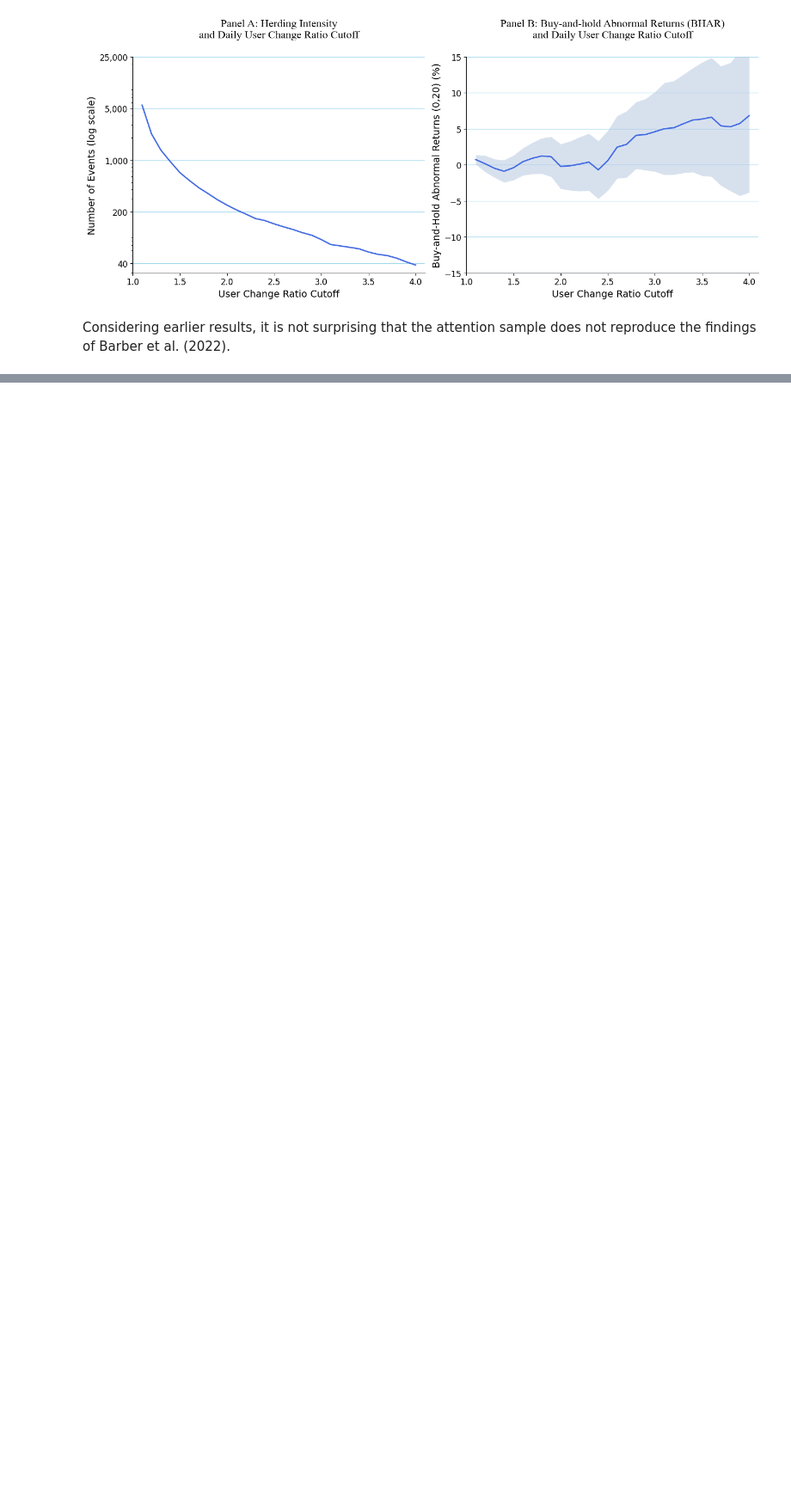
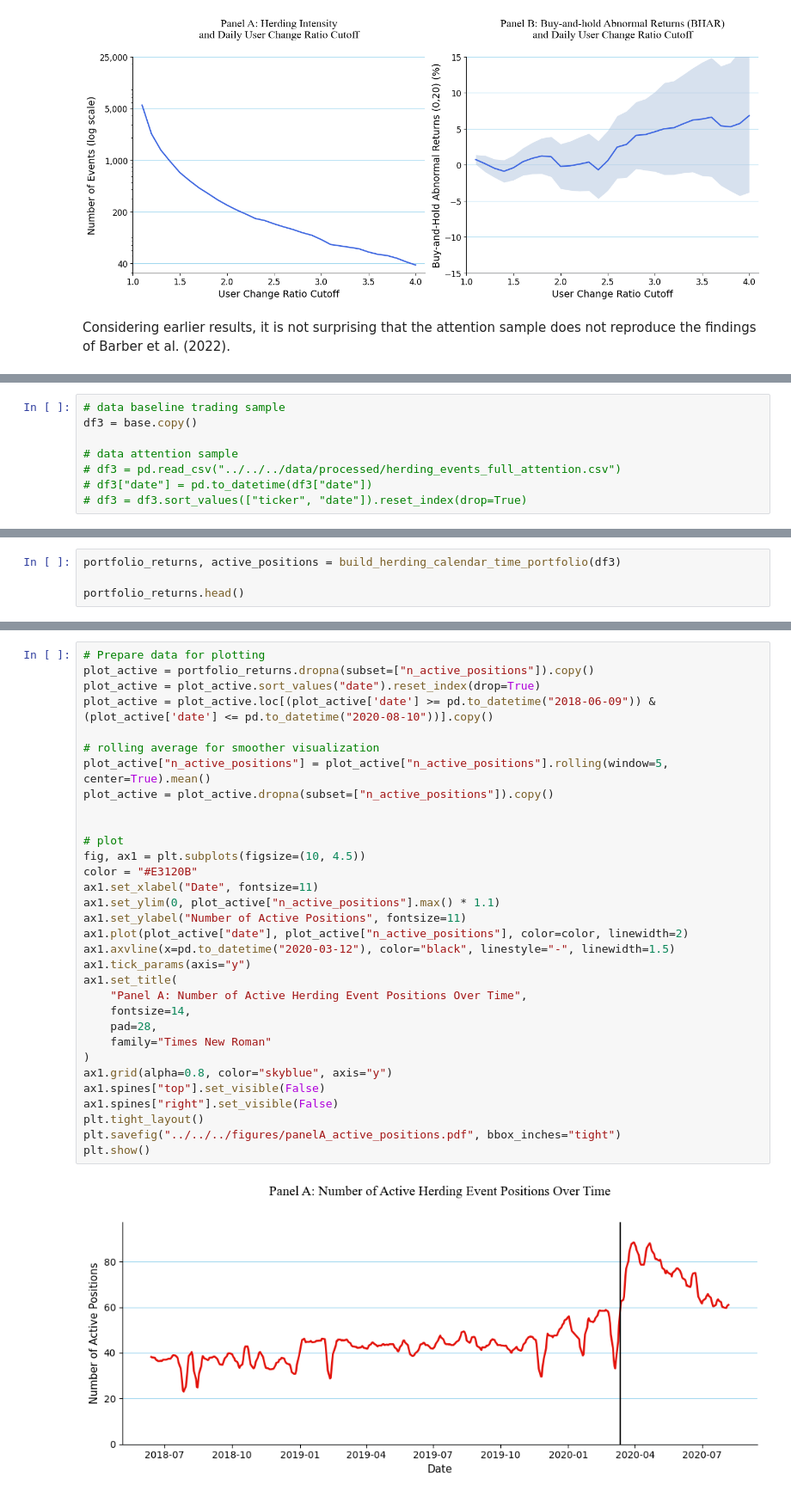
Before and after one commit to YVYX04/Bachelor_Thesis, a Jupyter notebook: notebooks/main/replication/06_EventTimeResults.ipynb, the cells around one changed output, grey strips where cells are left out. Shown at 86% size. Saved outputs shown, nothing was run; the diff lists cells and outputs as text; blank space fills up the shorter version.

Commit message:
returns analysis

```diff
--- a/notebooks/main/replication/06_EventTimeResults.ipynb
+++ b/notebooks/main/replication/06_EventTimeResults.ipynb
@@ -1451,0 +1454,8 @@ Considering earlier results, it is not surprising that the attention sample does
+# %%
+# data baseline trading sample
+df3 = base.copy()
+
+# data attention sample
+# df3 = pd.read_csv("../../../data/processed/herding_events_full_attention.csv")
+# df3["date"] = pd.to_datetime(df3["date"])
+# df3 = df3.sort_values(["ticker", "date"]).reset_index(drop=True)
@@ -1451,0 +1633,4 @@ Considering earlier results, it is not surprising that the attention sample does
+# %%
+portfolio_returns, active_positions = build_herding_calendar_time_portfolio(df3)
+
+portfolio_returns.head()
@@ -1451,0 +1646,34 @@ Considering earlier results, it is not surprising that the attention sample does
+# %%
+# Prepare data for plotting
+plot_active = portfolio_returns.dropna(subset=["n_active_positions"]).copy()
+plot_active = plot_active.sort_values("date").reset_index(drop=True)
+plot_active = plot_active.loc[(plot_active['date'] >= pd.to_datetime("2018-06-09")) & (plot_active['date'] <= pd.to_datetime("2020-08-10"))].copy()
+
+# rolling average for smoother visualization
+plot_active["n_active_positions"] = plot_active["n_active_positions"].rolling(window=5, center=True).mean()
+plot_active = plot_active.dropna(subset=["n_active_positions"]).copy()
+
+
+# plot
+fig, ax1 = plt.subplots(figsize=(10, 4.5))
+color = "#E3120B"
+ax1.set_xlabel("Date", fontsize=11)
+ax1.set_ylim(0, plot_active["n_active_positions"].max() * 1.1)
+ax1.set_ylabel("Number of Active Positions", fontsize=11)
+ax1.plot(plot_active["date"], plot_active["n_active_positions"], color=color, linewidth=2)
+ax1.axvline(x=pd.to_datetime("2020-03-12"), color="black", linestyle="-", linewidth=1.5)
+ax1.tick_params(axis="y")
+ax1.set_title(
+    "Panel A: Number of Active Herding Event Positions Over Time",
+    fontsize=14,
+    pad=28,
+    family="Times New Roman"
+)
+ax1.grid(alpha=0.8, color="skyblue", axis="y")
+ax1.spines["top"].set_visible(False)
+ax1.spines["right"].set_visible(False)
+plt.tight_layout()
+plt.savefig("../../../figures/panelA_active_positions.pdf", bbox_inches="tight")
+plt.show()
+# %% [output]
+[figure, added]
```
Also changed, not shown: parts of 41 cells of this notebook, 9 other files.
